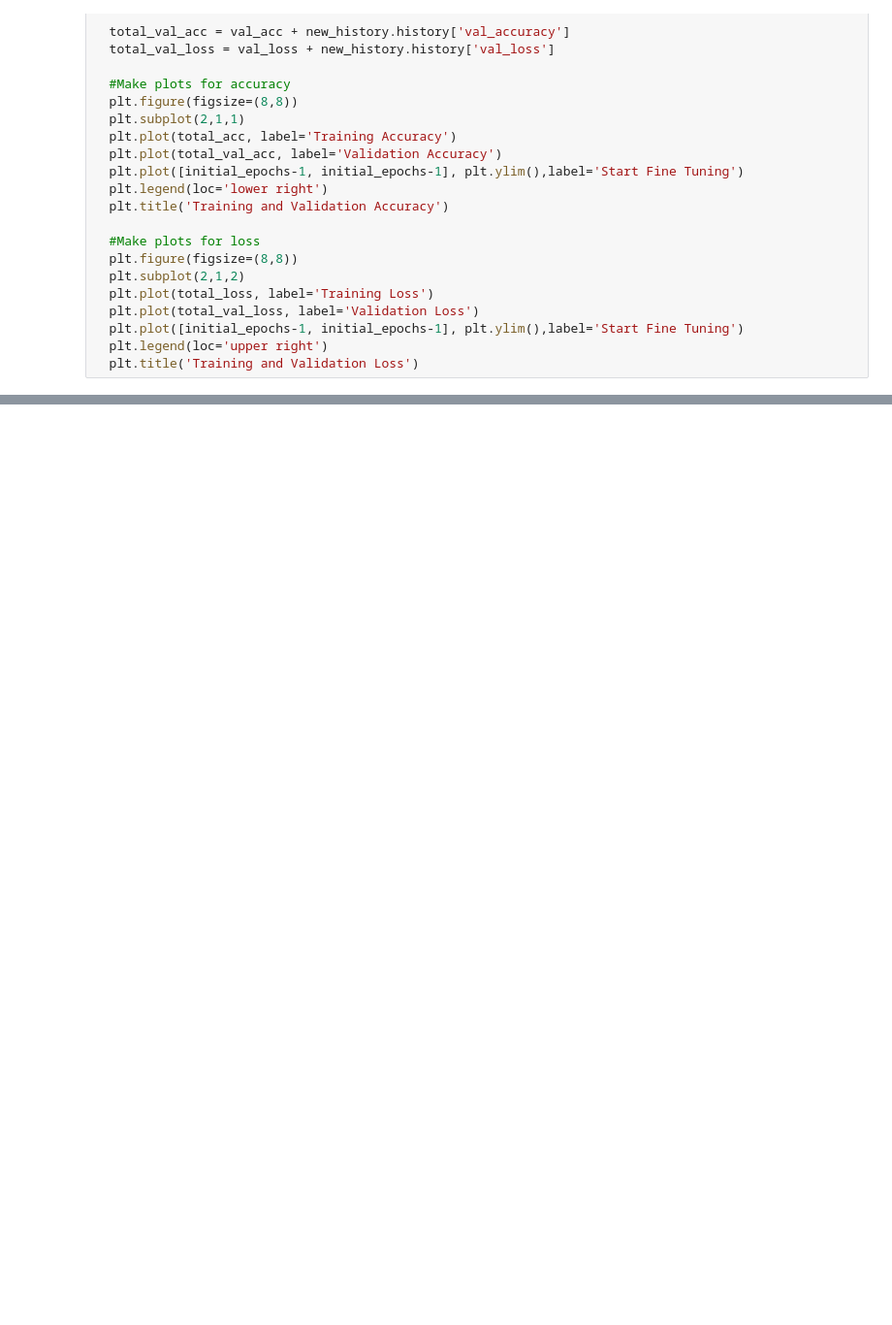
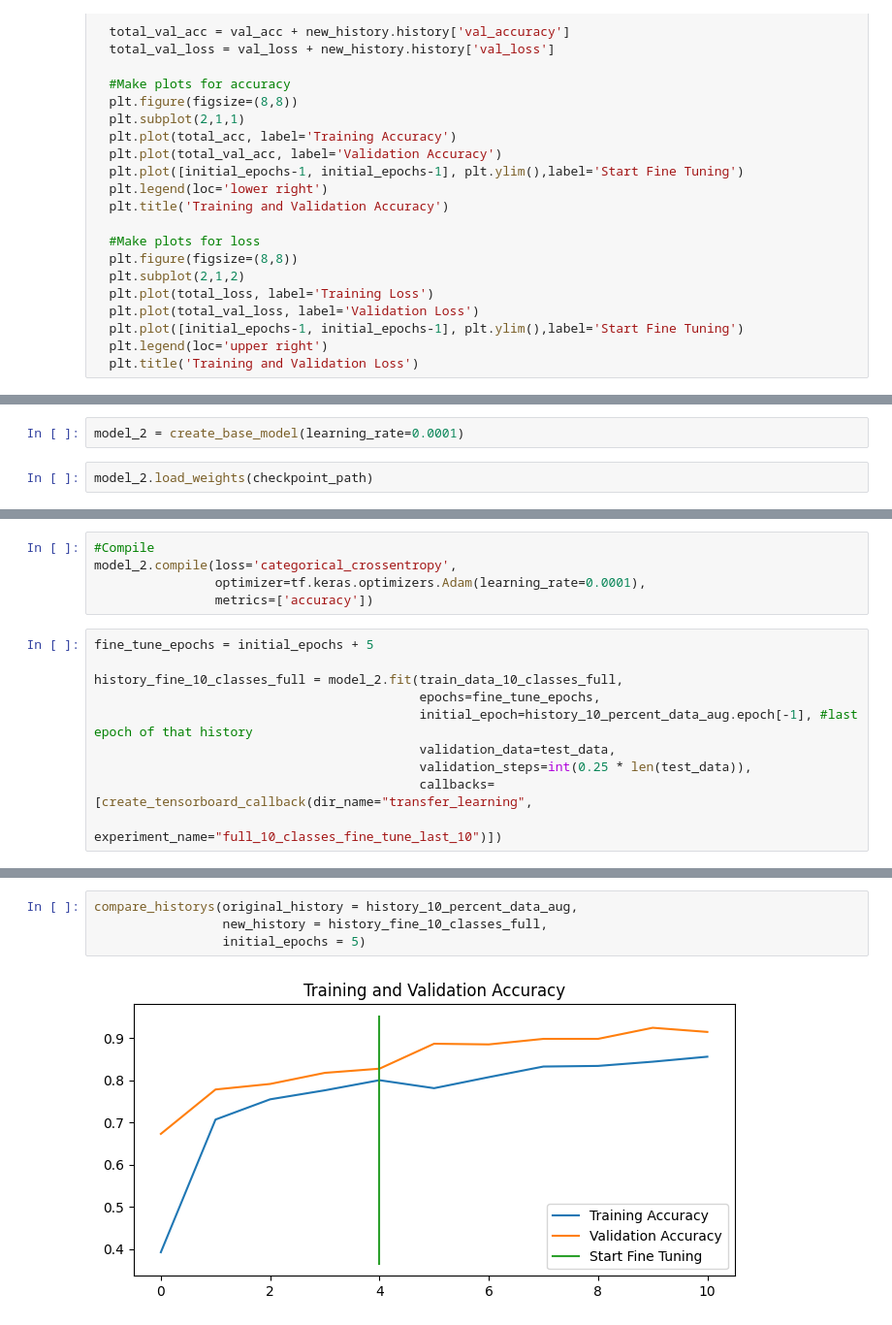
Before and after one commit to aakriti-dot/Tensorflow, a Jupyter notebook: TransferLearning_FineTuning.ipynb, the cells around one changed output, grey strips where cells are left out. Shown: that part at 97% size. Drawn from its saved outputs; the diff is of its cells as text; blank space fills up the shorter version.

```diff
--- a/TransferLearning_FineTuning.ipynb
+++ b/TransferLearning_FineTuning.ipynb
@@ -728,0 +832,4 @@ compare_historys(history_10_percent_data_aug,
+# %%
+model_2 = create_base_model(learning_rate=0.0001)
+# %%
+model_2.load_weights(checkpoint_path)
@@ -728,0 +873,15 @@ compare_historys(history_10_percent_data_aug,
+# %%
+#Compile
+model_2.compile(loss='categorical_crossentropy',
+                optimizer=tf.keras.optimizers.Adam(learning_rate=0.0001),
+                metrics=['accuracy'])
+# %%
+fine_tune_epochs = initial_epochs + 5
+
+history_fine_10_classes_full = model_2.fit(train_data_10_classes_full,
+                                           epochs=fine_tune_epochs,
+                                           initial_epoch=history_10_percent_data_aug.epoch[-1], #last epoch of that history
+                                           validation_data=test_data,
+                                           validation_steps=int(0.25 * len(test_data)),
+                                           callbacks=[create_tensorboard_callback(dir_name="transfer_learning",
+                                                                                  experiment_name="full_10_classes_fine_tune_last_10")])
@@ -728,0 +908,6 @@ compare_historys(history_10_percent_data_aug,
+# %%
+compare_historys(original_history = history_10_percent_data_aug,
+                 new_history = history_fine_10_classes_full,
+                 initial_epochs = 5)
+# %% [output]
+[figure, added]
```
Also changed, not shown: parts of 37 cells of this notebook.
